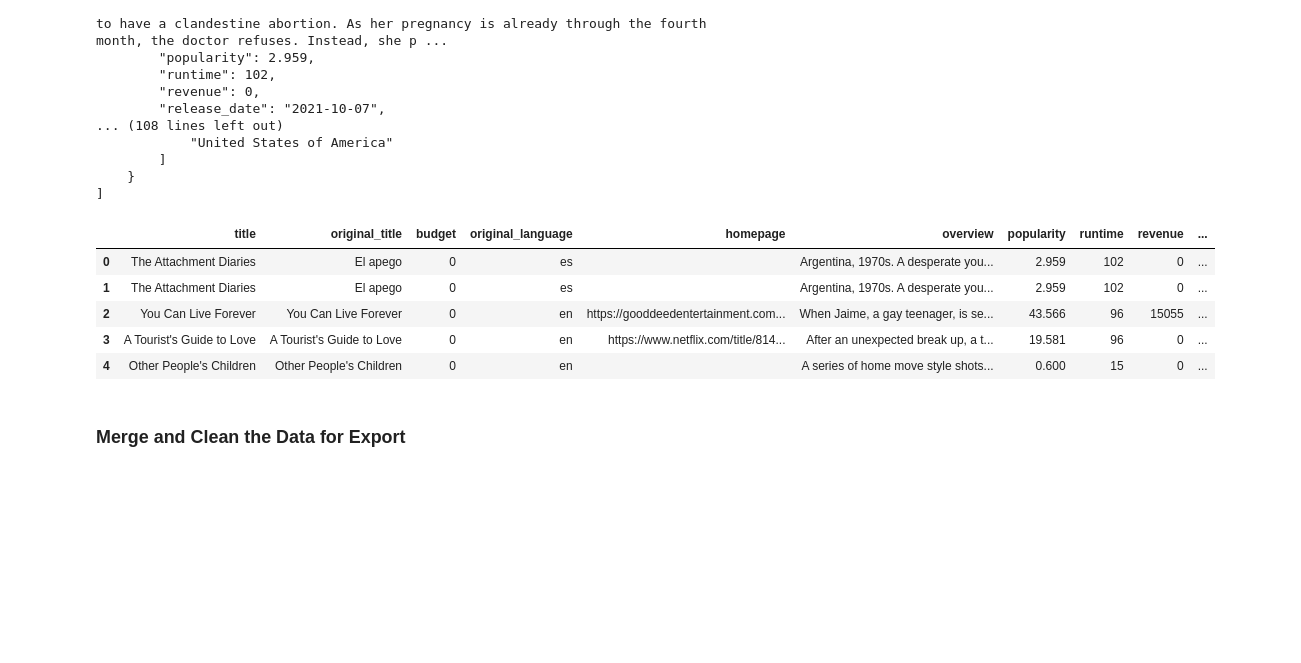
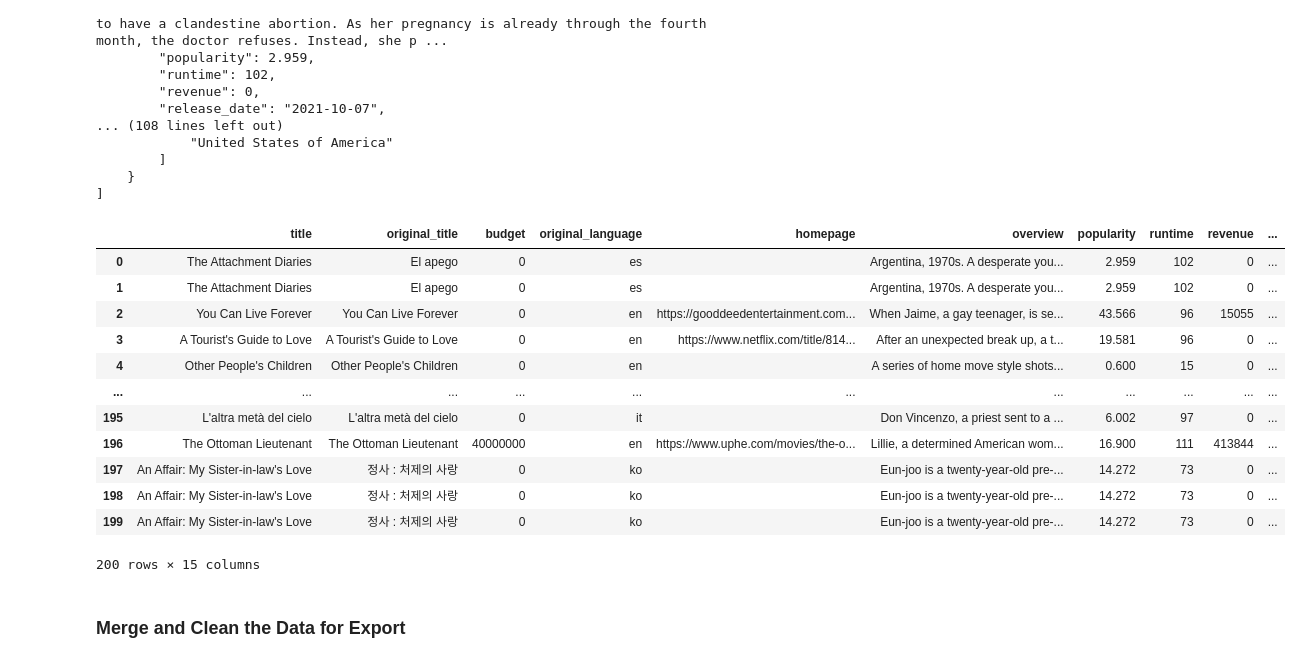
Before and after one commit to knox135/data-sourcing-challenge, a Jupyter notebook: retrieve_movie_data.ipynb, the cells around one changed output. Saved outputs shown, nothing was run; the diff lists cells and outputs as text; code cells hidden in the pictures; blank space fills up the shorter version.

```diff
--- a/retrieve_movie_data.ipynb
+++ b/retrieve_movie_data.ipynb
@@ -54,7 +54,7 @@ for page in range(0,20):
 
     # Make a "GET" request and retrieve the JSON
     reviews = requests.get(query_request_url).json()
-    page = page + 1
+
 
     # Add a twelve second interval between queries to stay within API query limits
     time.sleep(12)
@@ -318,14 +332,21 @@ print(formatted_movies_list)
 # %%
 # Convert the results to a DataFrame
 movies_list_df = pd.json_normalize(tmdb_movies_list)
-movies_list_df.head()
+movies_list_df
 # %% [output]
 |  | title | original_title | budget | original_language | homepage | overview | popularity | runtime | revenue | ... |
 | 0 | The Attachment Diaries | El apego | 0 | es |  | Argentina, 1970s. A desperate you... | 2.959 | 102 | 0 | ... |
 | 1 | The Attachment Diaries | El apego | 0 | es |  | Argentina, 1970s. A desperate you... | 2.959 | 102 | 0 | ... |
 | 2 | You Can Live Forever | You Can Live Forever | 0 | en | https://gooddeedentertainment.com... | When Jaime, a gay teenager, is se... | 43.566 | 96 | 15055 | ... |
 | 3 | A Tourist's Guide to Love | A Tourist's Guide to Love | 0 | en | https://www.netflix.com/title/814... | After an unexpected break up, a t... | 19.581 | 96 | 0 | ... |
 | 4 | Other People's Children | Other People's Children | 0 | en |  | A series of home move style shots... | 0.600 | 15 | 0 | ... |
+| ... | ... | ... | ... | ... | ... | ... | ... | ... | ... | ... |
+| 195 | L'altra metà del cielo | L'altra metà del cielo | 0 | it |  | Don Vincenzo, a priest sent to a ... | 6.002 | 97 | 0 | ... |
+| 196 | The Ottoman Lieutenant | The Ottoman Lieutenant | 40000000 | en | https://www.uphe.com/movies/the-o... | Lillie, a determined American wom... | 16.900 | 111 | 413844 | ... |
+| 197 | An Affair: My Sister-in-law's Love | 정사 : 처제의 사랑 | 0 | ko |  | Eun-joo is a twenty-year-old pre-... | 14.272 | 73 | 0 | ... |
+| 198 | An Affair: My Sister-in-law's Love | 정사 : 처제의 사랑 | 0 | ko |  | Eun-joo is a twenty-year-old pre-... | 14.272 | 73 | 0 | ... |
+| 199 | An Affair: My Sister-in-law's Love | 정사 : 처제의 사랑 | 0 | ko |  | Eun-joo is a twenty-year-old pre-... | 14.272 | 73 | 0 | ... |
+200 rows × 15 columns
 # %% [markdown]
 ### Merge and Clean the Data for Export
 # %%
```
Also changed, not shown: parts of 5 cells of this notebook.
